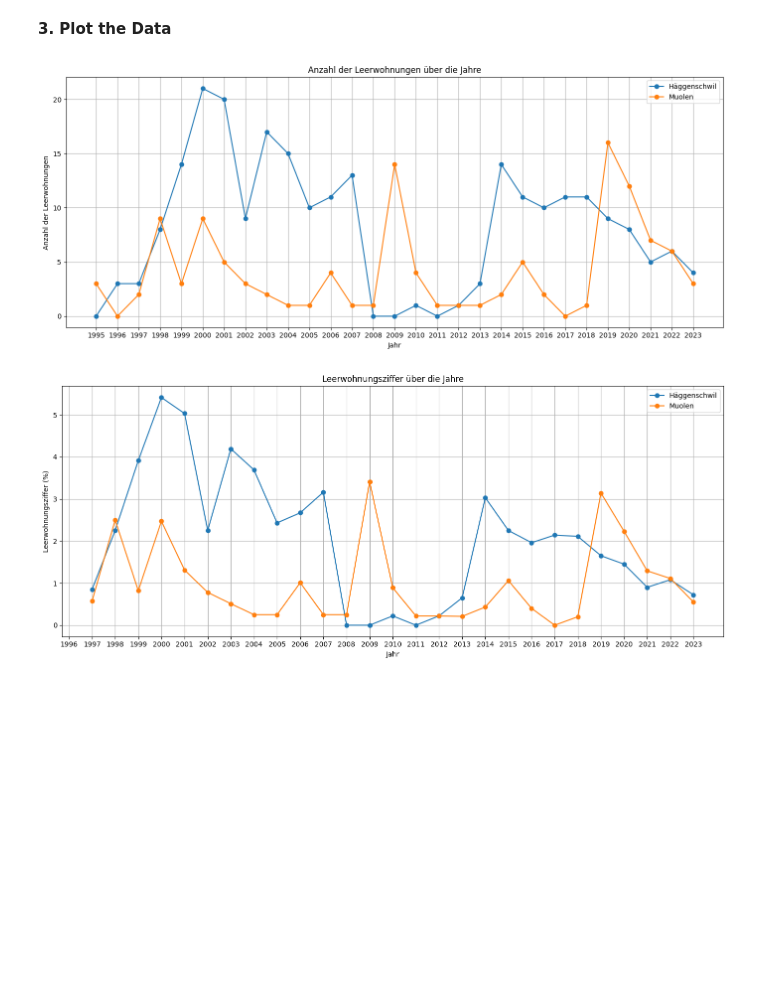
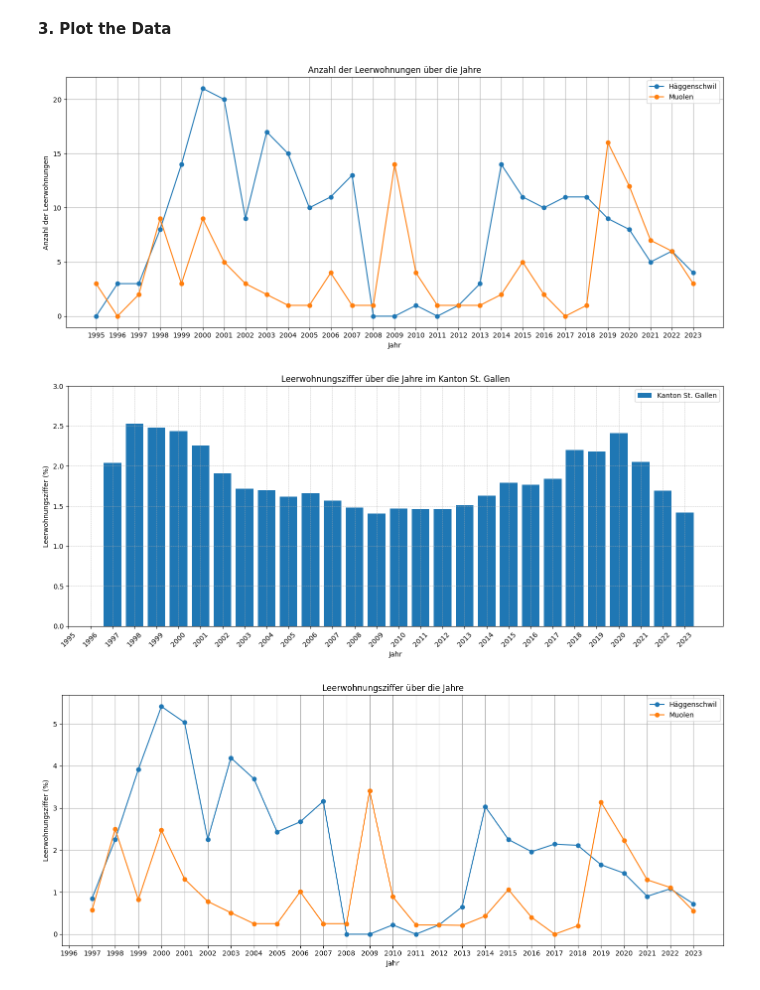
Before and after one commit to bedadiggelmann/bina, a Jupyter notebook: BINA.ipynb, the cells around one changed output. Drawn from its saved outputs; the diff is of its cells as text; code cells hidden in the pictures; blank space fills up the shorter version.

Commit message:
feat: add leerwohnungsziffer plot for kanton st. gallen

```diff
--- a/BINA.ipynb
+++ b/BINA.ipynb
@@ -19,8 +19,8 @@ def load_data(filepath, encoding='ISO-8859-1', delimiter=';'):
 
 Filters the dataset for specific municipalities using a unique identifier contained in a column.
 # %%
-def filter_data_by_gemeinde(data, column_name, gemeinde_code):
-    return data[data[column_name].str.contains(gemeinde_code)]
+def filter_data_by_kanton_or_gemeinde(data, column_name, kanton_or_gemeinde_code):
+    return data[data[column_name].str.contains(kanton_or_gemeinde_code)]
 # %% [markdown]
 **Data Extraction Functions**
 
@@ -63,7 +80,6 @@ Load and filter data for each municipality.
 csv_path = 'kanton_stgallen.csv'
 csv_data = load_data(csv_path)
 
-gemeinde_haeggenschwil_data = filter_data_by_gemeinde(csv_data, 'Grossregion (<<) / Kanton (-) / Gemeinde (......)', '3201')
-gemeinde_muolen_data = filter_data_by_gemeinde(csv_data, 'Grossregion (<<) / Kanton (-) / Gemeinde (......)', '3202')
-
-gemeinde_haeggenschwil_data.head()
+kanton_sg_data = filter_data_by_kanton_or_gemeinde(csv_data, 'Grossregion (<<) / Kanton (-) / Gemeinde (......)', 'Kanton St. Gallen')
+gemeinde_haeggenschwil_data = filter_data_by_kanton_or_gemeinde(csv_data, 'Grossregion (<<) / Kanton (-) / Gemeinde (......)', '3201')
+gemeinde_muolen_data = filter_data_by_kanton_or_gemeinde(csv_data, 'Grossregion (<<) / Kanton (-) / Gemeinde (......)', '3202')
@@ -79,6 +87,12 @@ gemeinde_haeggenschwil_data.head()
 **2. Extract Leerwohnungsanzahl and Leerwohnungsziffer for municipalities**
 # %%
 # Leerwohnungsanzahl
+kanton_sg_leerwohnungsanzahl  = extract_yearly_data(
+    kanton_sg_data,
+    "Anzahl",
+    "Leer stehende Wohnung - Total"
+    )
+
 haeggenschwil_leerwohnungsanzahl  = extract_yearly_data(
     gemeinde_haeggenschwil_data,
     "Anzahl",
@@ -92,6 +106,12 @@ muolen_leerwohnungsanzahl = extract_yearly_data(
     )
 
 # Leerwohnungsziffer
+kanton_sg_leerwohnungsziffer = extract_yearly_data(
+    kanton_sg_data,
+    'Leerwohnungsziffer',
+    'Leer stehende Wohnung - Total'
+)
+
 haeggenschwil_leerwohnungsziffer = extract_yearly_data(
     gemeinde_haeggenschwil_data,
     'Leerwohnungsziffer',
@@ -106,27 +126,39 @@ muolen_leerwohnungsziffer = extract_yearly_data(
 # %% [markdown]
 **3. Plot the Data**
 # %%
+
+
 # Anzahl der Leerwohnungen über die Jahre
-plot_time_series(
+plot_line_chart(
     {
         'Häggenschwil': haeggenschwil_leerwohnungsanzahl,
         'Muolen': muolen_leerwohnungsanzahl
     },
     'Anzahl der Leerwohnungen über die Jahre',
     'Jahr',
     'Anzahl der Leerwohnungen'
 )
 
 # Leerwohnungsziffer über die Jahre
-plot_time_series(
+plot_bar_chart(
+    {
+        'Kanton St. Gallen': kanton_sg_leerwohnungsziffer
+    },
+    'Leerwohnungsziffer über die Jahre im Kanton St. Gallen',
+    'Jahr',
+    'Leerwohnungsziffer (%)'
+)
+
+plot_line_chart(
     {
         'Häggenschwil': haeggenschwil_leerwohnungsziffer,
         'Muolen': muolen_leerwohnungsziffer
     },
     'Leerwohnungsziffer über die Jahre',
     'Jahr',
     'Leerwohnungsziffer (%)'
 )
 # %% [output]
 [figure]
-[figure, old version]
+[figure, new version]
+[figure, added]
```
Also changed, not shown: parts of 3 cells of this notebook.
